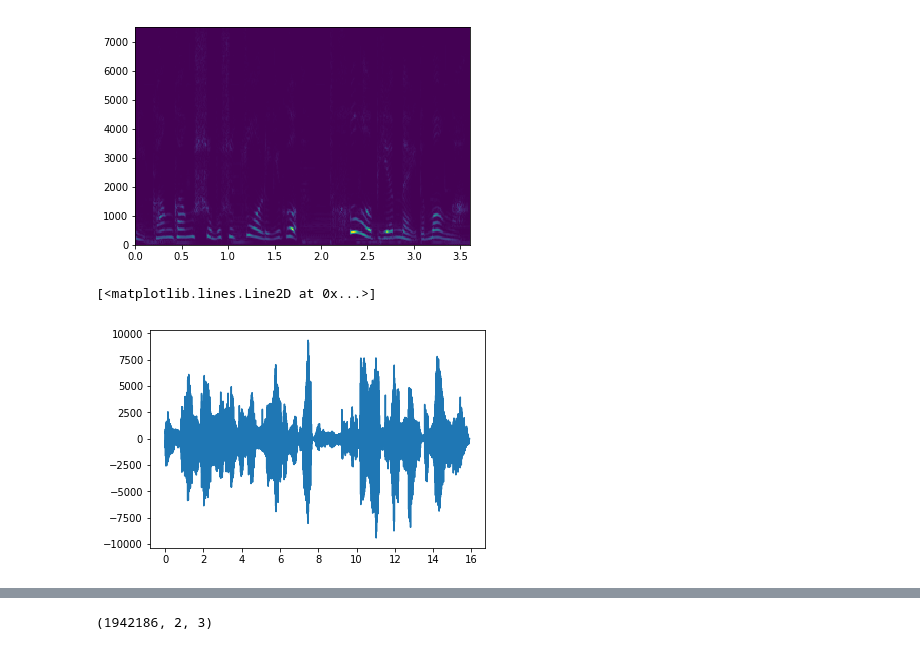
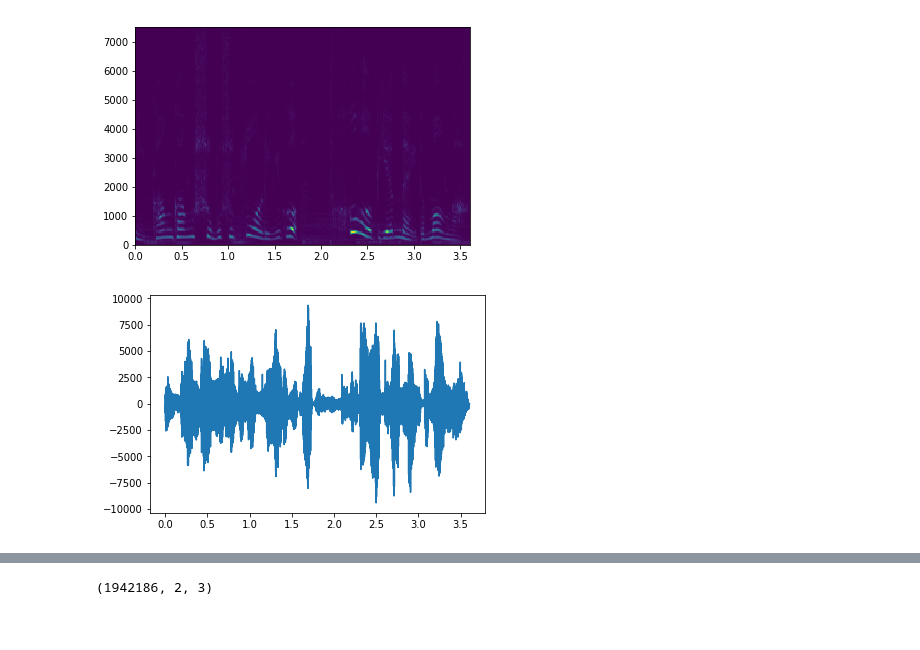
Before and after one commit to bayoumi17m/SVSGan, a Jupyter notebook: Preprocessing.ipynb, the cells around one changed output, grey strips where cells are left out. Cells and saved outputs as stored; diff of their text form; code cells hidden in the pictures.

```diff
--- a/Preprocessing.ipynb
+++ b/Preprocessing.ipynb
@@ -9,3 +13,5 @@ rate, data = scipy.io.wavfile.read("/Users/MagdBayoumi/Downloads/30_____________
+# %%
+data = data.mean(axis=1)
 # %%
 f, t, Sxx = signal.stft(data,rate,nperseg=1000)
 magnitude = np.abs(Sxx)
@@ -21,11 +27,10 @@ plt.ylim([0,7500]);
 [figure]
 # %%
 Zxx = magnitude * np.exp(1j * phase)
-t2, xrec = signal.istft(Zxx, fs)
-plt.plot(t2,xrec)
+t2, xrec = signal.istft(Zxx, rate)
+plt.plot(t2,xrec);
 # %% [output]
-[<matplotlib.lines.Line2D at 0x...>]
-[figure, old version]
+[figure, new version]
 # %%
 import IPython.display as display
 # %%
```
Also changed, not shown: parts of 12 cells of this notebook, 1 other file.
